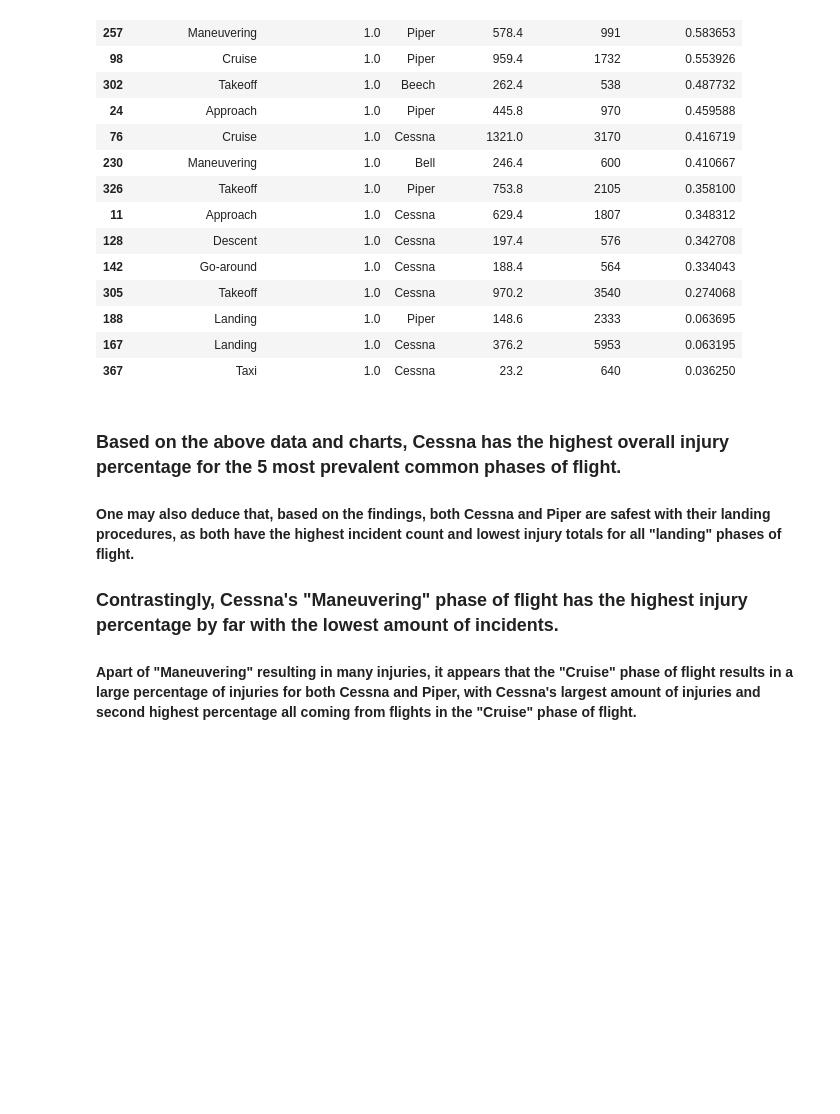
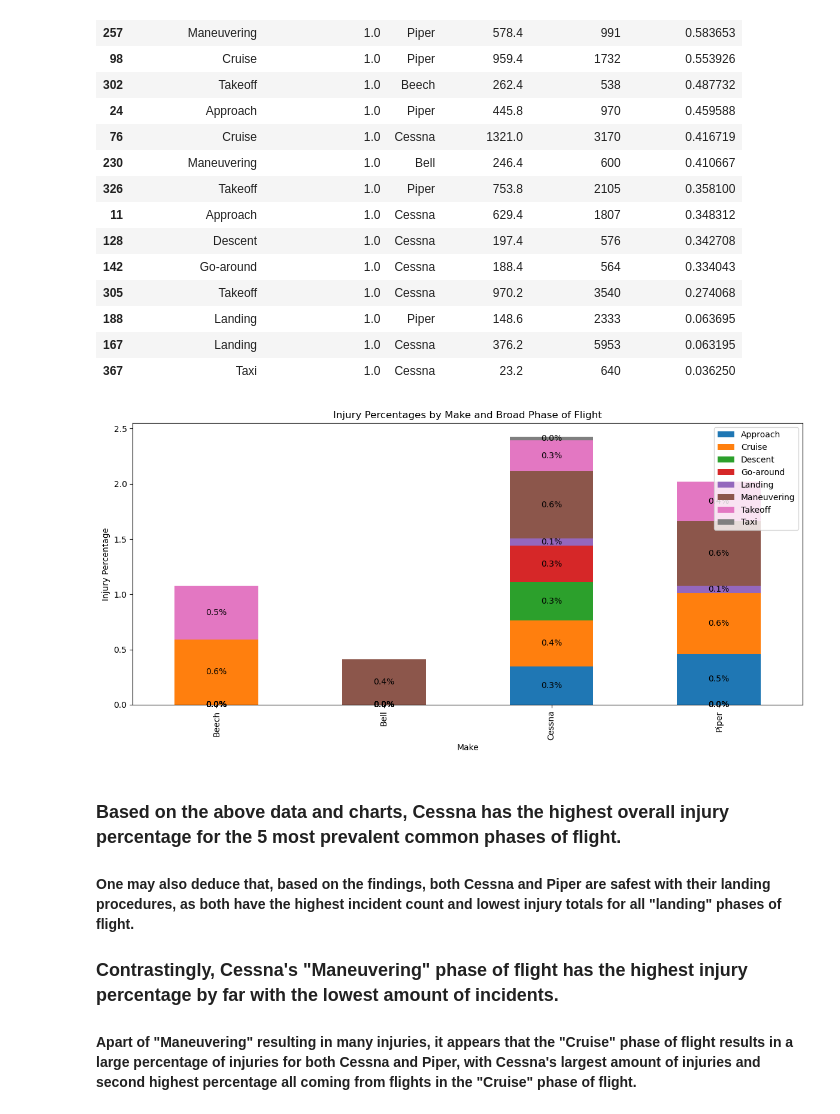
Before and after one commit to nealiyer88/Aviation-Data, a Jupyter notebook: student.ipynb, the cells around one changed output. Drawn from its saved outputs; the diff is of its cells as text; code cells hidden in the pictures; blank space fills up the shorter version.

```diff
--- a/student.ipynb
+++ b/student.ipynb
@@ -296,6 +307,27 @@ filtered_phase.sort_values(by='Injury Percentage', ascending=False)
 | 188 | Landing | 1.0 | Piper | 148.6 | 2333 | 0.063695 |
 | 167 | Landing | 1.0 | Cessna | 376.2 | 5953 | 0.063195 |
 | 367 | Taxi | 1.0 | Cessna | 23.2 | 640 | 0.036250 |
+# %%
+
+# Pivot data for 'Total Injuries'
+# Assuming filtered_phase and pivot_percentage are already defined as per your code
+
+# Creating subplots for the plot of injury percentages
+fig, axes = plt.subplots(figsize=(12, 6))
+
+# Plotting Injury Percentage
+pivot_percentage.plot(kind='bar', stacked=True, ax=axes, title='Injury Percentages by Make and Broad Phase of Flight')
+axes.set_ylabel('Injury Percentage')
+axes.legend(loc='upper right')
+
+# Adding numerical labels for each bar
+for container in axes.containers:
+    axes.bar_label(container, fmt='%.1f%%', label_type='center')  # Format labels as percentages with one decimal place
+
+plt.tight_layout()
+plt.show()
+# %% [output]
+[figure, added]
 # %% [markdown]
 ### Based on the above data and charts, Cessna has the highest overall injury percentage for the 5 most prevalent common phases of flight.
 #### One may also deduce that, based on the findings, both Cessna and Piper are safest with their landing procedures, as both have the highest incident count and lowest injury totals for all "landing" phases of flight.
```
Also changed, not shown: parts of 1 cell of this notebook.
